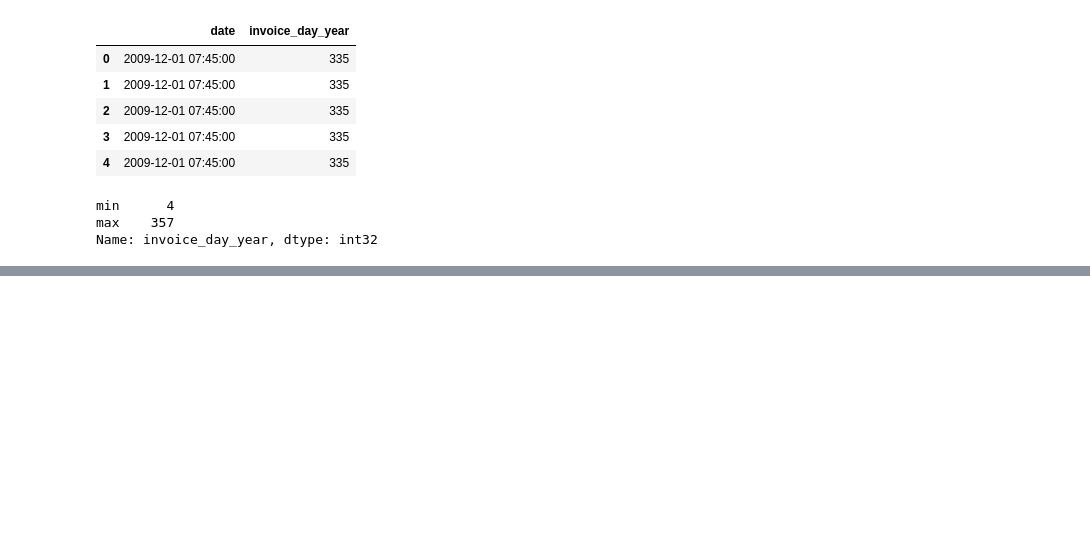
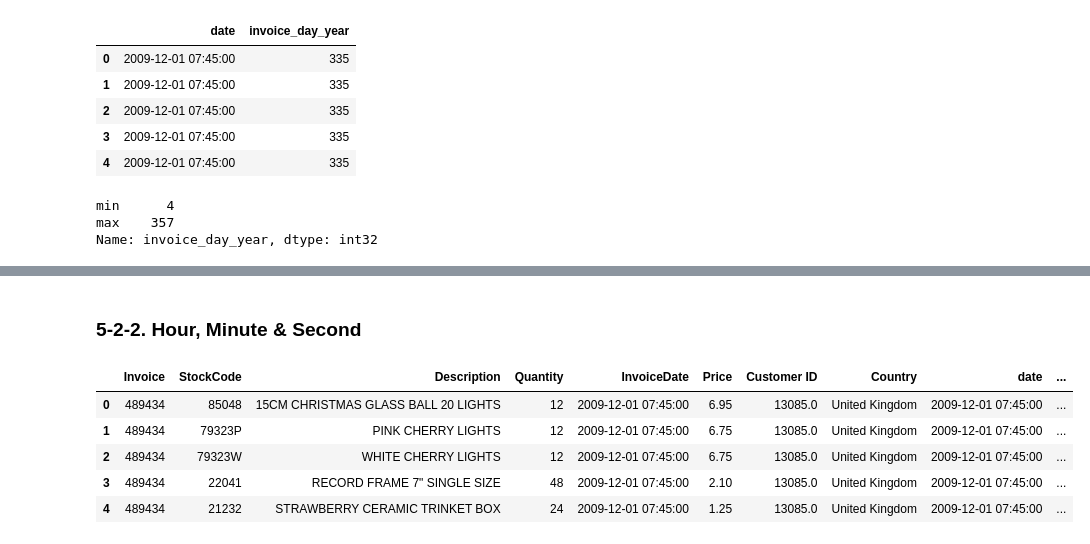
Before and after one commit to yungshun317/pd-algo-trading, a Jupyter notebook: feature_engineering.ipynb, the cells around one changed output, grey strips where cells are left out. Cells and saved outputs as stored; diff of their text form; code cells hidden in the pictures; blank space fills up the shorter version.

Commit message:
[FEAT] Extract time-related features

```diff
--- a/feature_engineering.ipynb
+++ b/feature_engineering.ipynb
@@ -1791,0 +1794,17 @@ Name: invoice_day_year, dtype: int32
+# %%
+# File path:
+file = "datasets/online_retail_ii/online_retail_ii.xlsx"
+
+# The data is provided as two sheets in a single Excel file.
+# Each sheet contains a different time period.
+# Load both and join them into a single dataframe
+# as shown below:
+
+df_1 = pd.read_excel(file, sheet_name="Year 2009-2010")
+df_2 = pd.read_excel(file, sheet_name="Year 2010-2011")
+
+data = pd.concat([df_1, df_2])
+
+print(data.shape)
+
+data.head()
@@ -1791,0 +1824,4 @@ Name: invoice_day_year, dtype: int32
+# %%
+# This is how we parse date strings into datetime format.
+data["date"] = pd.to_datetime(data["InvoiceDate"])
+data[["date", "InvoiceDate"]].head()
@@ -1791,0 +1837,7 @@ Name: invoice_day_year, dtype: int32
+# %%
+# Extract time part.
+
+# (We would normally not use this as a predictive feature,
+# but it might be handy for data analysis).
+data["time_part"] = data["date"].dt.time
+data["time_part"].head()
@@ -1791,0 +1851,21 @@ Name: invoice_day_year, dtype: int32
+# %% [markdown]
+### 5-2-2. Hour, Minute & Second
+# %%
+data["hour"] = data["date"].dt.hour
+data["min"] = data["date"].dt.minute
+data["sec"] = data["date"].dt.second
+
+# We do not have micro and nano seconds in this dataset,
+# but if we did, we can extract them as follows:
+
+data["microsec"] = data["date"].dt.microsecond
+data["nanosec"] = data["date"].dt.nanosecond
+
+data.head()
+# %% [output]
+|  | Invoice | StockCode | Description | Quantity | InvoiceDate | Price | Customer ID | Country | date | ... |
+| 0 | 489434 | 85048 | 15CM CHRISTMAS GLASS BALL 20 LIGHTS | 12 | 2009-12-01 07:45:00 | 6.95 | 13085.0 | United Kingdom | 2009-12-01 07:45:00 | ... |
+| 1 | 489434 | 79323P | PINK CHERRY LIGHTS | 12 | 2009-12-01 07:45:00 | 6.75 | 13085.0 | United Kingdom | 2009-12-01 07:45:00 | ... |
+| 2 | 489434 | 79323W | WHITE CHERRY LIGHTS | 12 | 2009-12-01 07:45:00 | 6.75 | 13085.0 | United Kingdom | 2009-12-01 07:45:00 | ... |
+| 3 | 489434 | 22041 | RECORD FRAME 7" SINGLE SIZE | 48 | 2009-12-01 07:45:00 | 2.10 | 13085.0 | United Kingdom | 2009-12-01 07:45:00 | ... |
+| 4 | 489434 | 21232 | STRAWBERRY CERAMIC TRINKET BOX | 24 | 2009-12-01 07:45:00 | 1.25 | 13085.0 | United Kingdom | 2009-12-01 07:45:00 | ... |
```
Also changed, not shown: parts of 9 cells of this notebook.
